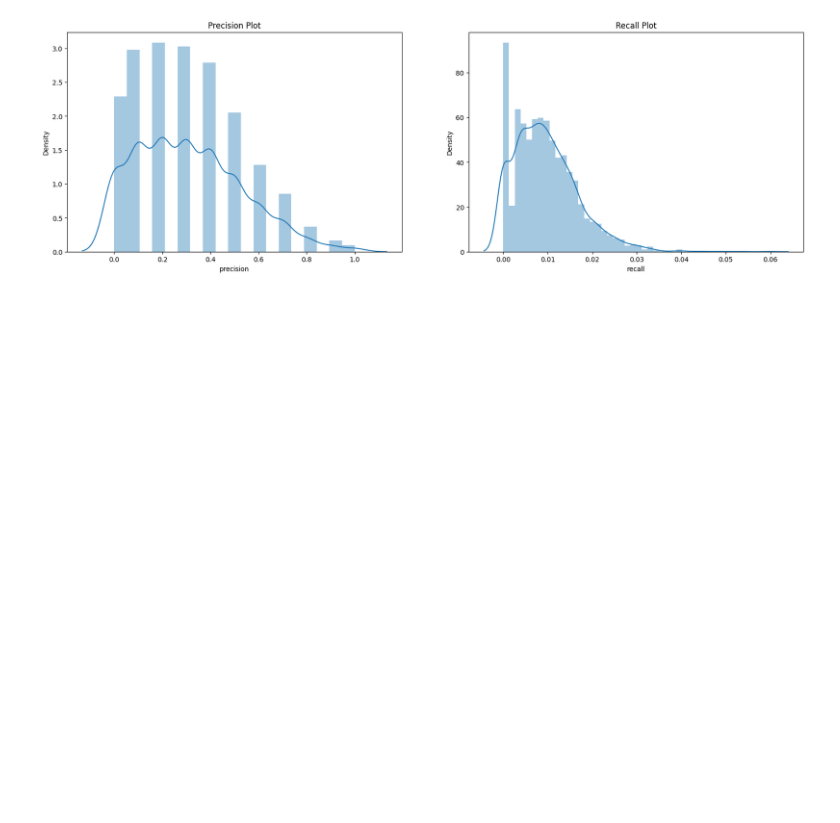
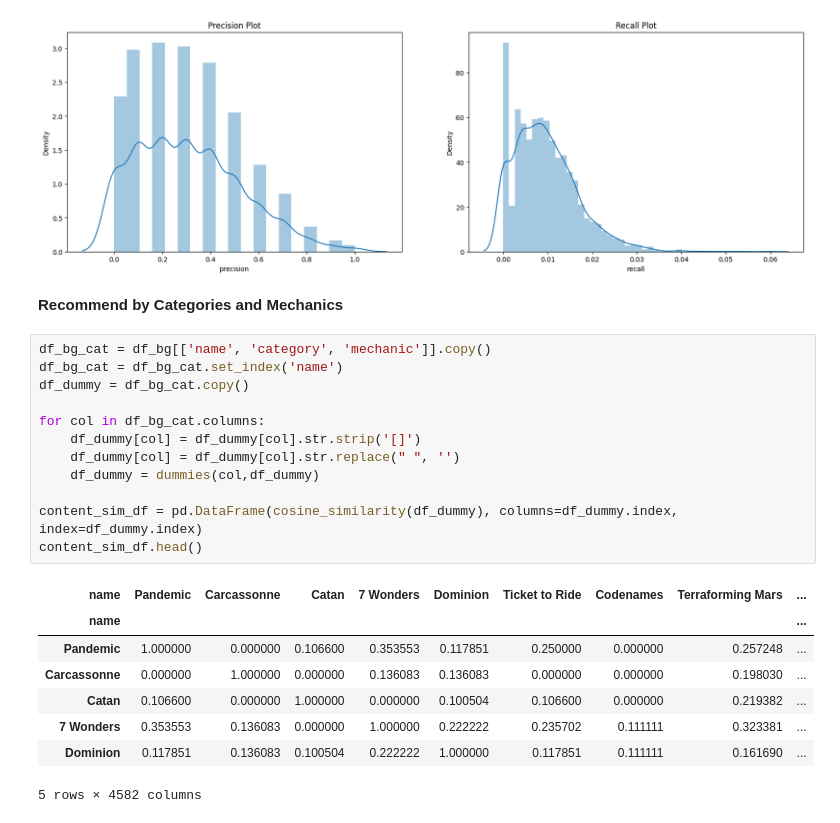
Before and after one commit to Kopzzz/Board-Game-RecCommu, a Jupyter notebook: code/3_Content-Based_Filtering.ipynb, the cells around one changed output. Cells and saved outputs as stored; diff of their text form; blank space fills up the shorter version.

```diff
--- a/code/3_Content-Based_Filtering.ipynb
+++ b/code/3_Content-Based_Filtering.ipynb
@@ -255,3 +254,26 @@ sns.distplot(df_eval['recall'])
 plt.show()
 # %% [output]
 [figure]
+# %% [markdown]
+**Recommend by Categories and Mechanics**
+# %%
+df_bg_cat = df_bg[['name', 'category', 'mechanic']].copy()
+df_bg_cat = df_bg_cat.set_index('name')
+df_dummy = df_bg_cat.copy()
+
+for col in df_bg_cat.columns:
+    df_dummy[col] = df_dummy[col].str.strip('[]')
+    df_dummy[col] = df_dummy[col].str.replace(" ", '')
+    df_dummy = dummies(col,df_dummy)
+
+content_sim_df = pd.DataFrame(cosine_similarity(df_dummy), columns=df_dummy.index, index=df_dummy.index)
+content_sim_df.head()
+# %% [output]
+| name | Pandemic | Carcassonne | Catan | 7 Wonders | Dominion | Ticket to Ride | Codenames | Terraforming Mars | ... |
+| name |  |  |  |  |  |  |  |  | ... |
+| Pandemic | 1.000000 | 0.000000 | 0.106600 | 0.353553 | 0.117851 | 0.250000 | 0.000000 | 0.257248 | ... |
+| Carcassonne | 0.000000 | 1.000000 | 0.000000 | 0.136083 | 0.136083 | 0.000000 | 0.000000 | 0.198030 | ... |
+| Catan | 0.106600 | 0.000000 | 1.000000 | 0.000000 | 0.100504 | 0.106600 | 0.000000 | 0.219382 | ... |
+| 7 Wonders | 0.353553 | 0.136083 | 0.000000 | 1.000000 | 0.222222 | 0.235702 | 0.111111 | 0.323381 | ... |
+| Dominion | 0.117851 | 0.136083 | 0.100504 | 0.222222 | 1.000000 | 0.117851 | 0.111111 | 0.161690 | ... |
+5 rows × 4582 columns
```
Also changed, not shown: parts of 4 cells of this notebook.
